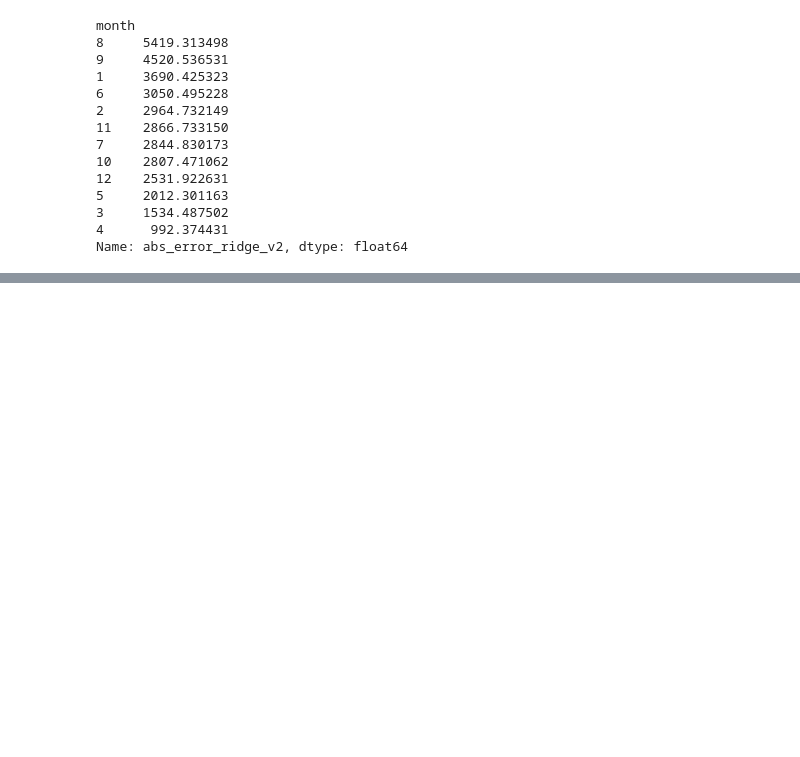
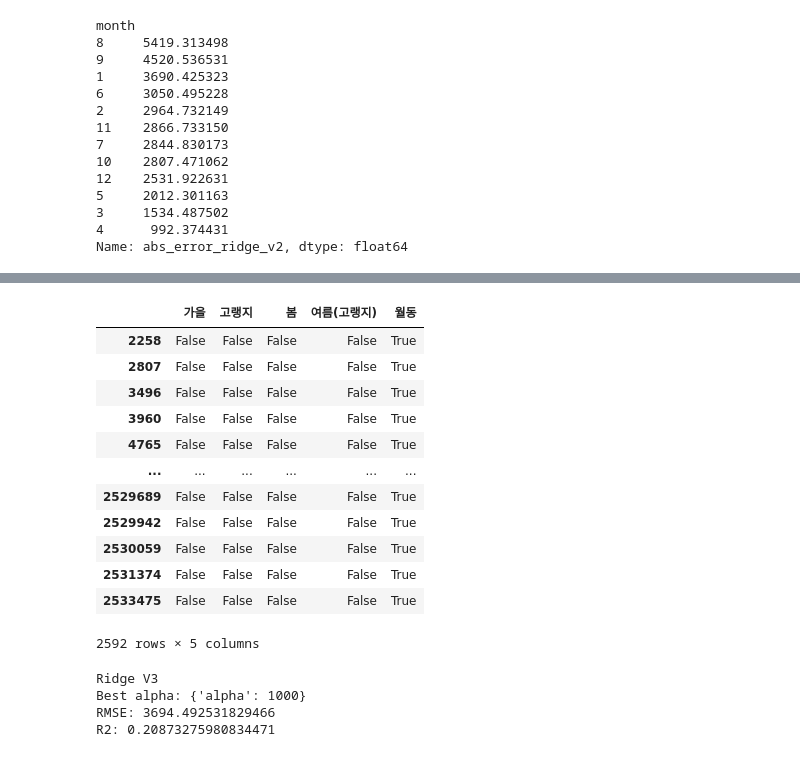
Before and after one commit to AngryOhamma/price-regression, a Jupyter notebook: notebooks/01_data_loading.ipynb, the cells around one changed output, grey strips where cells are left out. Cells and saved outputs as stored; diff of their text form; code cells hidden in the pictures; blank space fills up the shorter version.

Commit message:
Introduce variety-level dummies Ridge V3 shows no improvement over V2, indicating limited additional signal beyond seasonality

```diff
--- a/notebooks/01_data_loading.ipynb
+++ b/notebooks/01_data_loading.ipynb
@@ -688,3 +688,19 @@ df_test.sort_values(TARGET, ascending=False).head(10)[
 | 3437436 | 2023-09-22 | 가락도매 | 서울 | 서울 | 여름(고랭지) | 26000 | 12554.109100 | 13445.890900 |
 | 3453103 | 2023-09-26 | 가락도매 | 서울 | 서울 | 여름(고랭지) | 24800 | 12552.860419 | 12247.139581 |
 | 3431296 | 2023-09-21 | 가락도매 | 서울 | 서울 | 여름(고랭지) | 24800 | 12554.109100 | 12245.890900 |
+# %%
+pd.get_dummies(df_train["품종명"])
+# %% [output]
+|  | 가을 | 고랭지 | 봄 | 여름(고랭지) | 월동 |
+| 2258 | False | False | False | False | True |
+| 2807 | False | False | False | False | True |
+| 3496 | False | False | False | False | True |
+| 3960 | False | False | False | False | True |
+| 4765 | False | False | False | False | True |
+| ... | ... | ... | ... | ... | ... |
+| 2529689 | False | False | False | False | True |
+| 2529942 | False | False | False | False | True |
+| 2530059 | False | False | False | False | True |
+| 2531374 | False | False | False | False | True |
+| 2533475 | False | False | False | False | True |
+2592 rows × 5 columns
@@ -690,0 +716,31 @@ df_test.sort_values(TARGET, ascending=False).head(10)[
+# %%
+X_train3 = df_train[FEATURES_V3]
+X_test3 = df_test[FEATURES_V3]
+y_train = df_train["log_price"]
+
+grid3 = GridSearchCV(
+    Ridge(),
+    {"alpha":[0.01,0.1,1,10,50,100,300,1000]},
+    cv=5,
+    scoring="neg_mean_squared_error"
+)
+
+grid3.fit(X_train3, y_train)
+
+best_ridge3 = grid3.best_estimator_
+
+pred_log3 = best_ridge3.predict(X_test3)
+pred_price3 = np.exp(pred_log3)
+
+rmse_ridge3 = np.sqrt(mean_squared_error(df_test[TARGET], pred_price3))
+r2_ridge3 = r2_score(df_test[TARGET], pred_price3)
+
+print("Ridge V3")
+print("Best alpha:", grid3.best_params_)
+print("RMSE:", rmse_ridge3)
+print("R2:", r2_ridge3)
+# %% [output]
+Ridge V3
+Best alpha: {'alpha': 1000}
+RMSE: 3694.492531829466
+R2: 0.20873275980834471
```
Also changed, not shown: parts of 1 cell of this notebook.
